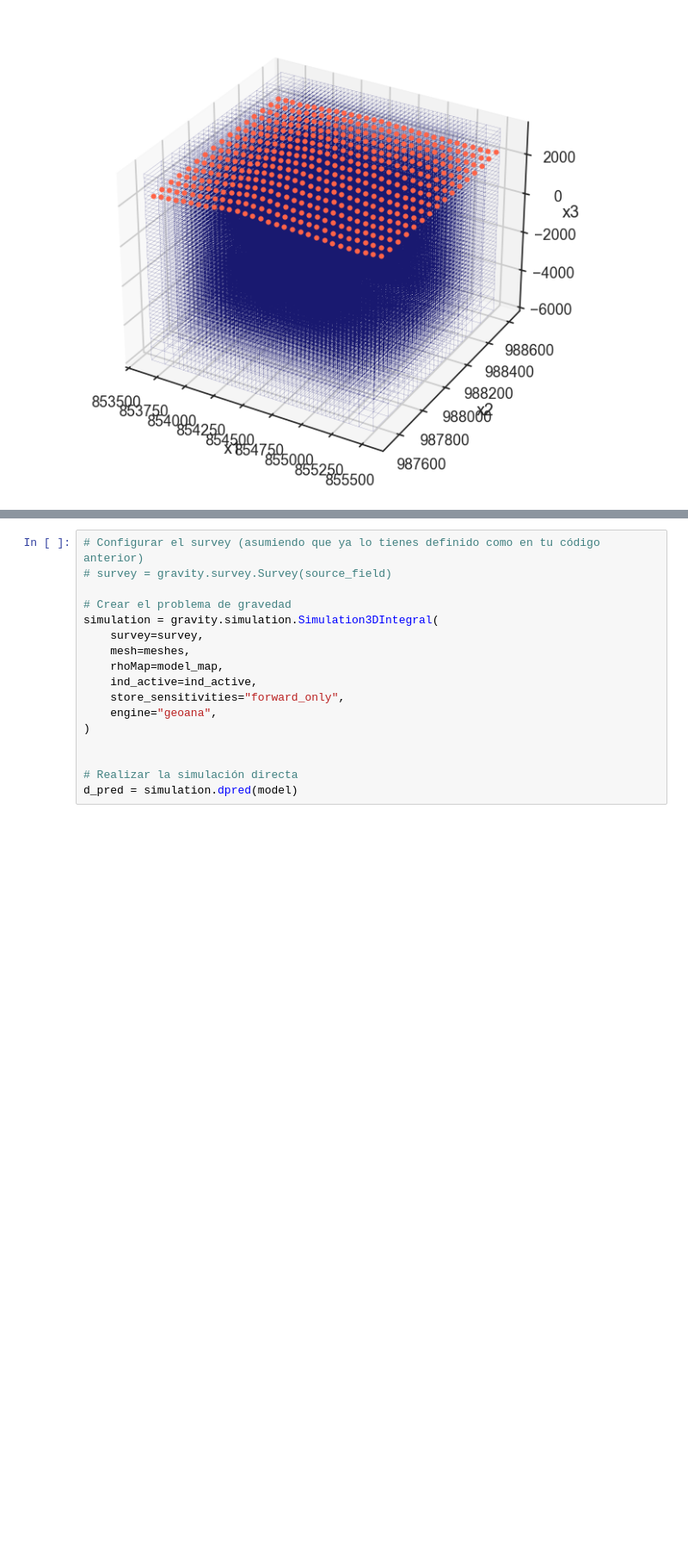
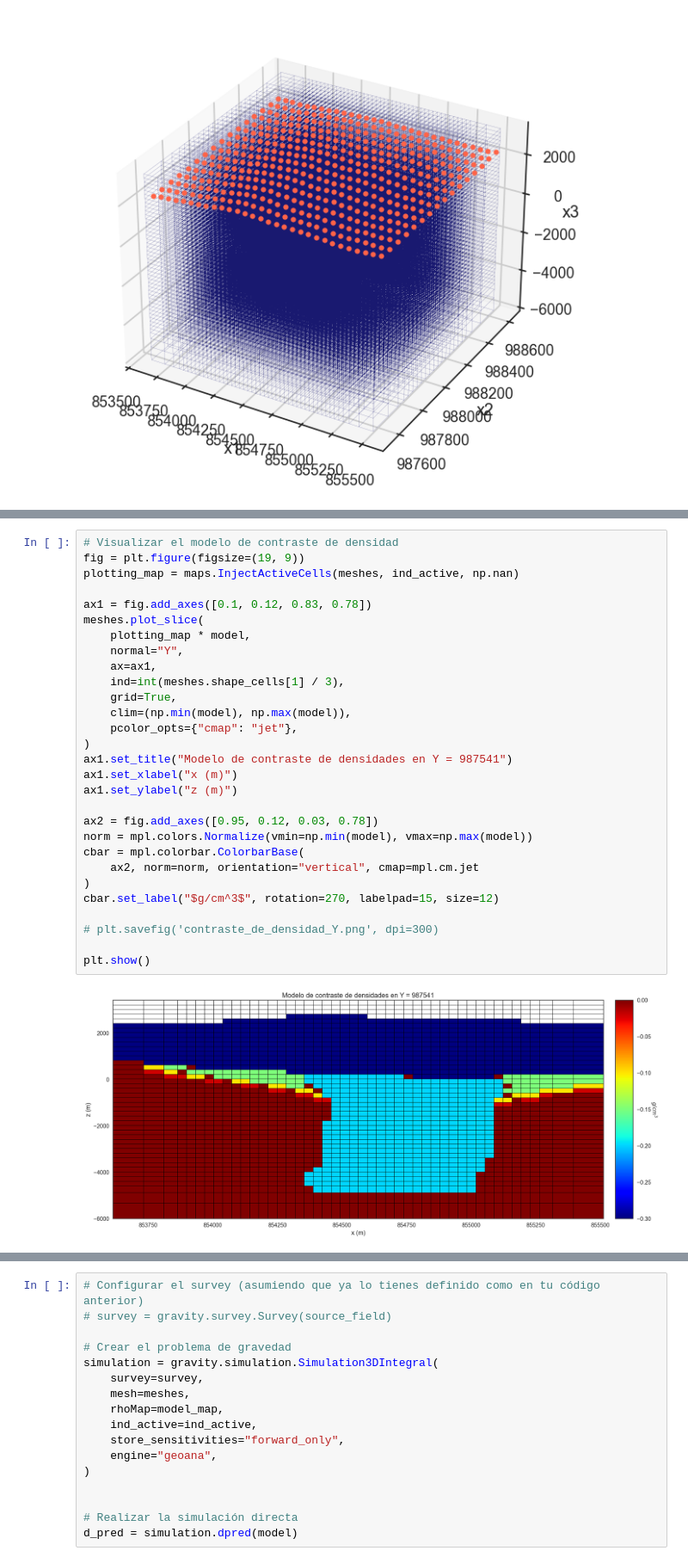
Before and after one commit to GabrielMoreno09/Modelamiento_Inversion_VCM_Project, a Jupyter notebook: Modelamiento_directo/Modelamiento_SimPEG (4).ipynb, the cells around one changed output, grey strips where cells are left out. Shown at 86% size. Cells and saved outputs as stored; diff of their text form; blank space fills up the shorter version.

```diff
--- a/Modelamiento_directo/Modelamiento_SimPEG (4).ipynb
+++ b/Modelamiento_directo/Modelamiento_SimPEG (4).ipynb
@@ -313,3 +276,34 @@ plt.show()
+# %%
+# Visualizar el modelo de contraste de densidad
+fig = plt.figure(figsize=(19, 9))
+plotting_map = maps.InjectActiveCells(meshes, ind_active, np.nan)
+
+ax1 = fig.add_axes([0.1, 0.12, 0.83, 0.78])
+meshes.plot_slice(
+    plotting_map * model,
+    normal="Y",
+    ax=ax1,
+    ind=int(meshes.shape_cells[1] / 3),
+    grid=True,
+    clim=(np.min(model), np.max(model)),
+    pcolor_opts={"cmap": "jet"},
+)
+ax1.set_title("Modelo de contraste de densidades en Y = 987541")
+ax1.set_xlabel("x (m)")
+ax1.set_ylabel("z (m)")
+
+ax2 = fig.add_axes([0.95, 0.12, 0.03, 0.78])
+norm = mpl.colors.Normalize(vmin=np.min(model), vmax=np.max(model))
+cbar = mpl.colorbar.ColorbarBase(
+    ax2, norm=norm, orientation="vertical", cmap=mpl.cm.jet
+)
+cbar.set_label("$g/cm^3$", rotation=270, labelpad=15, size=12)
+
+# plt.savefig('contraste_de_densidad_Y.png', dpi=300)
+
+plt.show()
+# %% [output]
+[figure, added]
 # %%
 # Visualizar el modelo de contraste de densidad
 fig = plt.figure(figsize=(19, 9))
```
Also changed, not shown: parts of 21 cells of this notebook, 11 other files.
